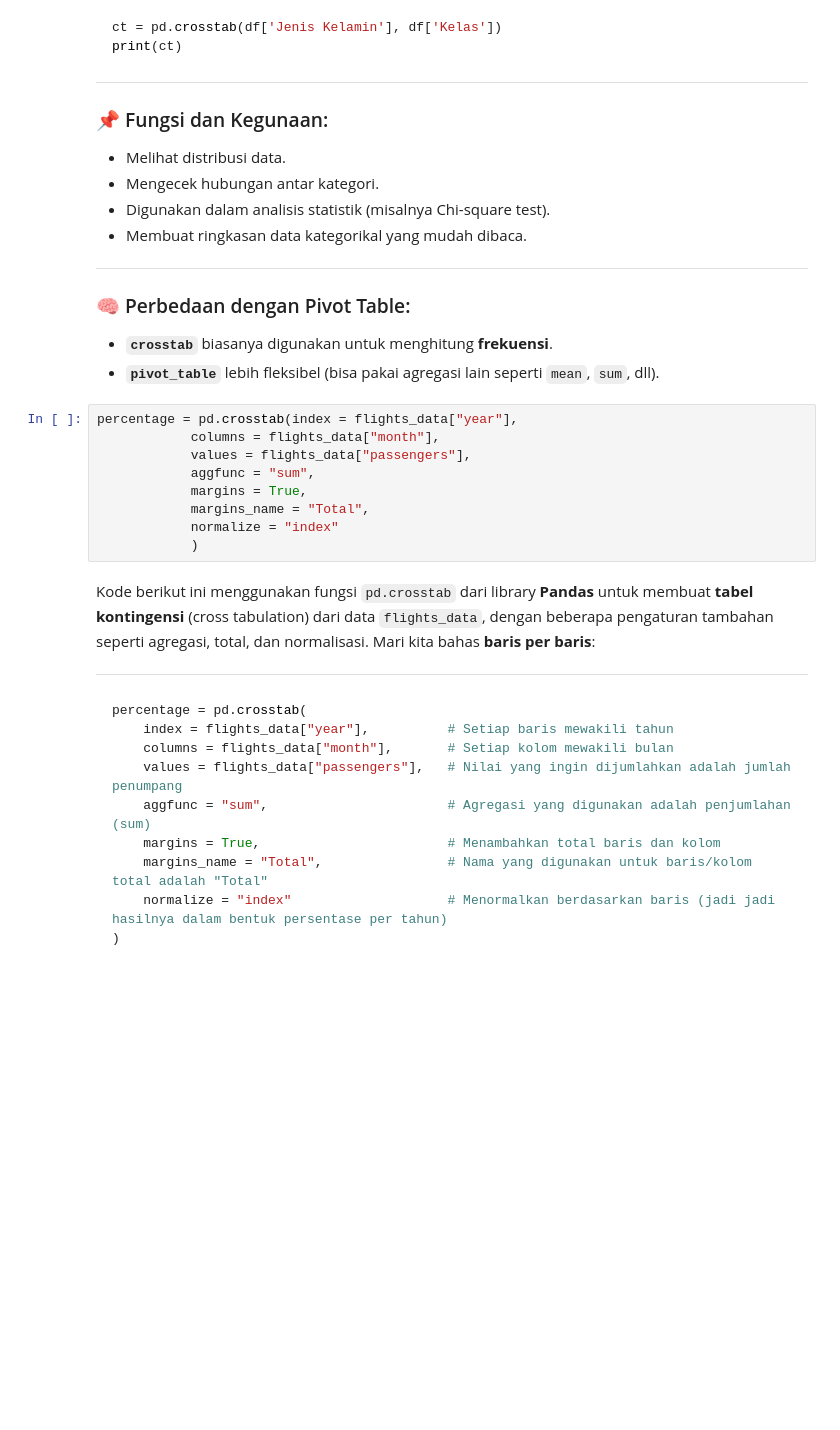
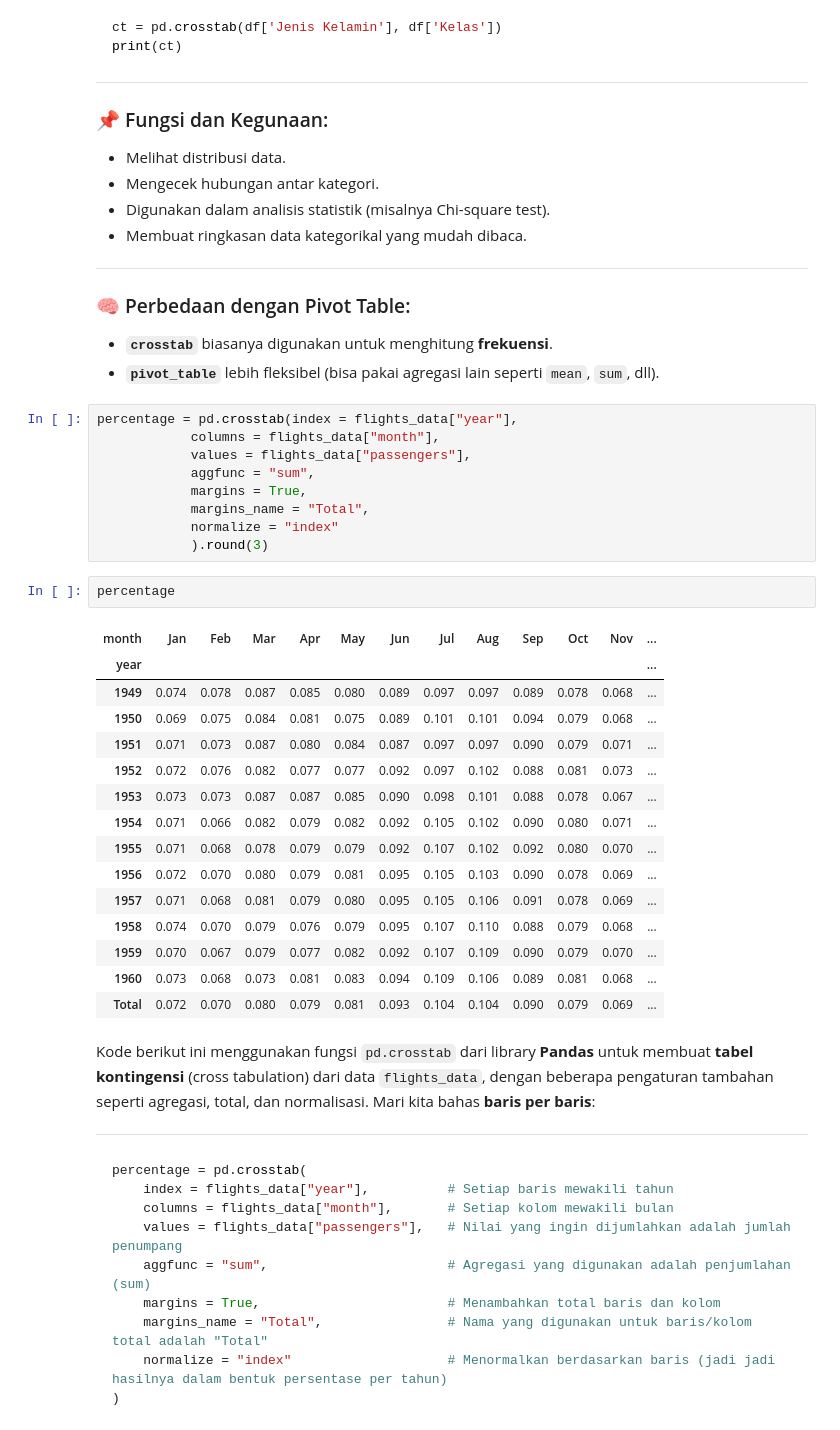
Before and after one commit to TurmaeUrsorum/belajar-piton, a Jupyter notebook: 17. Table Reshaping/table_reshaping.ipynb, the cells around one changed output. Cells and saved outputs as stored; diff of their text form; blank space fills up the shorter version.

Commit message:
variasi pivot table

```diff
--- a/17. Table Reshaping/table_reshaping.ipynb
+++ b/17. Table Reshaping/table_reshaping.ipynb
@@ -238,7 +238,25 @@ percentage = pd.crosstab(index = flights_data["year"],
             margins = True,
             margins_name = "Total",
             normalize = "index"
-            )
+            ).round(3)
+# %%
+percentage
+# %% [output]
+| month | Jan | Feb | Mar | Apr | May | Jun | Jul | Aug | Sep | Oct | Nov | ... |
+| year |  |  |  |  |  |  |  |  |  |  |  | ... |
+| 1949 | 0.074 | 0.078 | 0.087 | 0.085 | 0.080 | 0.089 | 0.097 | 0.097 | 0.089 | 0.078 | 0.068 | ... |
+| 1950 | 0.069 | 0.075 | 0.084 | 0.081 | 0.075 | 0.089 | 0.101 | 0.101 | 0.094 | 0.079 | 0.068 | ... |
+| 1951 | 0.071 | 0.073 | 0.087 | 0.080 | 0.084 | 0.087 | 0.097 | 0.097 | 0.090 | 0.079 | 0.071 | ... |
+| 1952 | 0.072 | 0.076 | 0.082 | 0.077 | 0.077 | 0.092 | 0.097 | 0.102 | 0.088 | 0.081 | 0.073 | ... |
+| 1953 | 0.073 | 0.073 | 0.087 | 0.087 | 0.085 | 0.090 | 0.098 | 0.101 | 0.088 | 0.078 | 0.067 | ... |
+| 1954 | 0.071 | 0.066 | 0.082 | 0.079 | 0.082 | 0.092 | 0.105 | 0.102 | 0.090 | 0.080 | 0.071 | ... |
+| 1955 | 0.071 | 0.068 | 0.078 | 0.079 | 0.079 | 0.092 | 0.107 | 0.102 | 0.092 | 0.080 | 0.070 | ... |
+| 1956 | 0.072 | 0.070 | 0.080 | 0.079 | 0.081 | 0.095 | 0.105 | 0.103 | 0.090 | 0.078 | 0.069 | ... |
+| 1957 | 0.071 | 0.068 | 0.081 | 0.079 | 0.080 | 0.095 | 0.105 | 0.106 | 0.091 | 0.078 | 0.069 | ... |
+| 1958 | 0.074 | 0.070 | 0.079 | 0.076 | 0.079 | 0.095 | 0.107 | 0.110 | 0.088 | 0.079 | 0.068 | ... |
+| 1959 | 0.070 | 0.067 | 0.079 | 0.077 | 0.082 | 0.092 | 0.107 | 0.109 | 0.090 | 0.079 | 0.070 | ... |
+| 1960 | 0.073 | 0.068 | 0.073 | 0.081 | 0.083 | 0.094 | 0.109 | 0.106 | 0.089 | 0.081 | 0.068 | ... |
+| Total | 0.072 | 0.070 | 0.080 | 0.079 | 0.081 | 0.093 | 0.104 | 0.104 | 0.090 | 0.079 | 0.069 | ... |
 # %% [markdown]
 Kode berikut ini menggunakan fungsi `pd.crosstab` dari library **Pandas** untuk membuat **tabel kontingensi** (cross tabulation) dari data `flights_data`, dengan beberapa pengaturan tambahan seperti agregasi, total, dan normalisasi. Mari kita bahas **baris per baris**:
 
```
Also changed, not shown: parts of 2 cells of this notebook.
